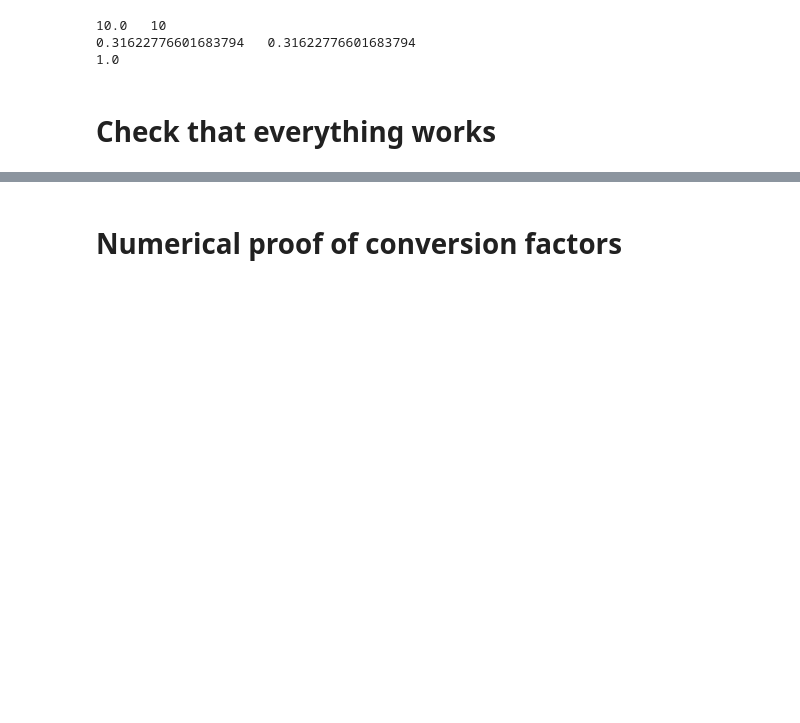
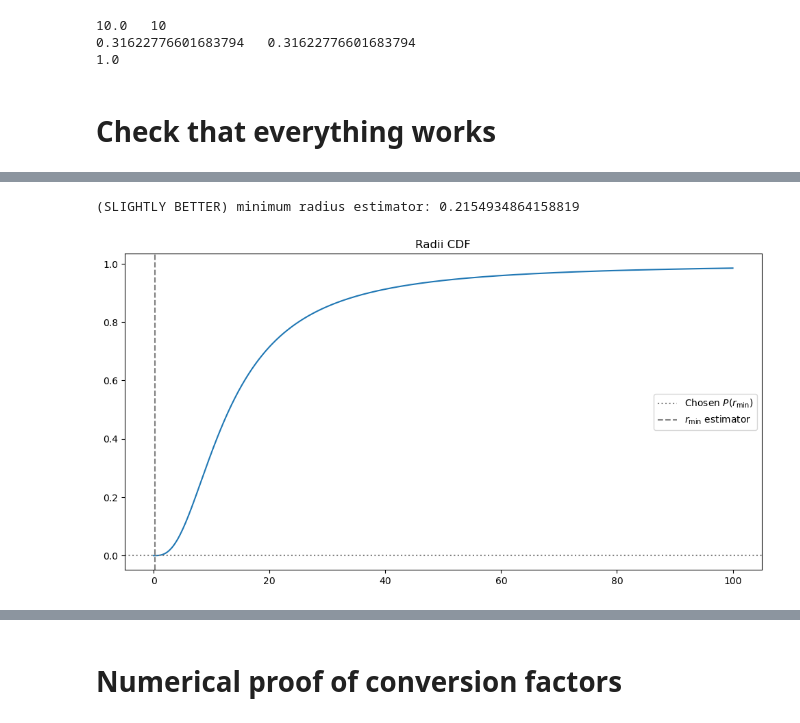
Before and after one commit to F3Solid/stellar_dynamics_2024_exercises, a Jupyter notebook: E4/distribution_sampler.ipynb, the cells around one changed output, grey strips where cells are left out. Cells and saved outputs as stored; diff of their text form; code cells hidden in the pictures; blank space fills up the shorter version.

```diff
--- a/E4/distribution_sampler.ipynb
+++ b/E4/distribution_sampler.ipynb
@@ -429,3 +465,37 @@ sampler_diagnostic_plot(r_init[0], r_init[1][0], sampled_x=sampled_r, **r_init[4
+# %%
+# Let's define it with the ppf that we (luckly) have
+# If we had not it, the work around is the one showed around the beginning of the notebook
+fig, ax = plt.subplots(figsize=(12, 6))
+
+ax.set_title("Radii CDF")
+
+# Plot the PDF
+ax.plot(r_init[1][0], cdf_compute_num(pdf_r, r_init[1][0], b=b))
+
+# Define the cumulative probability corresponding to the minimum radius
+#
+# The choice of the following probability is due to the fact that the probability
+# of sampling an arbitrary small radius is positively correlated
+# to the number of samplings (linearly?). Then take the inverse of the number
+# of sampling and add some margin on this guess, for example
+# dividing by some number (maybe 10?)
+min_r_prob = (1 / N) / 10
+
+# Compute the minimum_radius corresponding to that probability
+min_r_estimator = ppf_r(min_r_prob, b)
+
+# Plot intersection lines on the found point
+ax.axhline(min_r_prob, linestyle=':', color='gray', label=r'Chosen $P(r_{\text{min}})$')
+ax.axvline(min_r_estimator, linestyle='--', color='gray', label=r'$r_{\text{min}}$ estimator')
+
+ax.legend()
+
+print("(SLIGHTLY BETTER) minimum radius estimator:", min_r_estimator)
+
+plt.show()
+# %% [output]
+(SLIGHTLY BETTER) minimum radius estimator: 0.2154934864158819
+[figure, added]
 # %%
 # Compute the velocities from the sampled q and r
 sampled_v = v(sampled_r, b, M, sampled_q)
```
Also changed, not shown: parts of 15 cells of this notebook.
